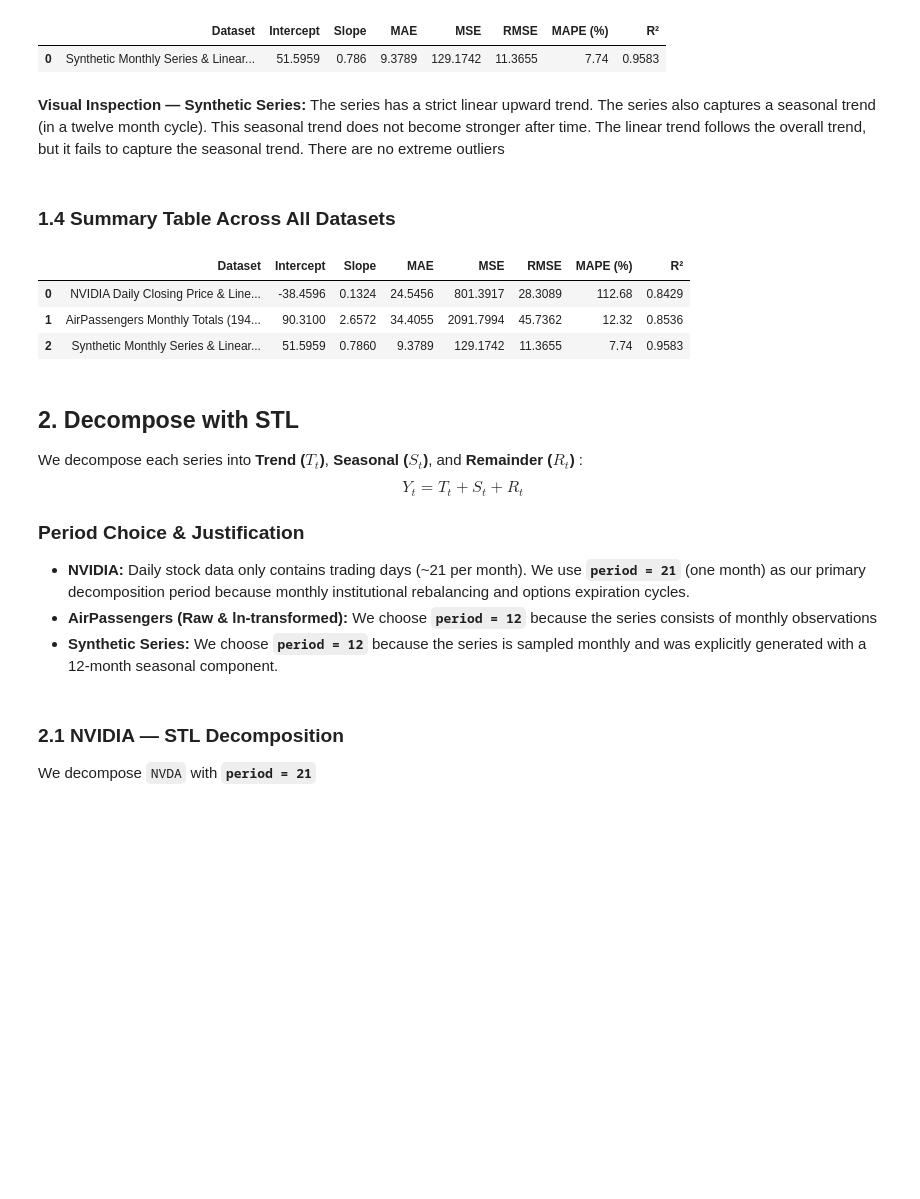
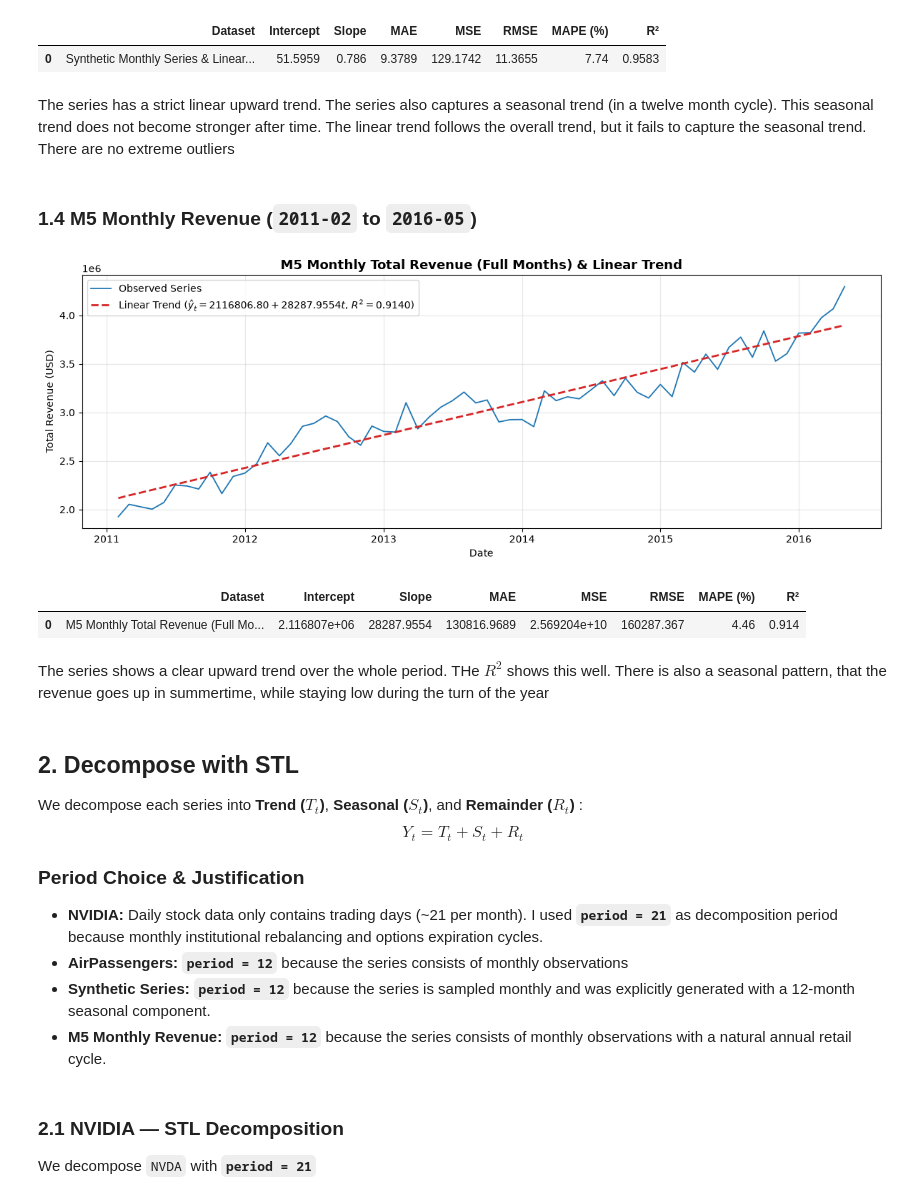
Before and after one commit to elias2304/notebooks, a Jupyter notebook: tis/hw2/hw2.ipynb, the cells around one changed output. Saved outputs shown, nothing was run; the diff lists cells and outputs as text; code cells hidden in the pictures; blank space fills up the shorter version.

```diff
--- a/tis/hw2/hw2.ipynb
+++ b/tis/hw2/hw2.ipynb
@@ -159,18 +165,22 @@ metrics_synth
 |  | Dataset | Intercept | Slope | MAE | MSE | RMSE | MAPE (%) | R² |
 | 0 | Synthetic Monthly Series & Linear... | 51.5959 | 0.786 | 9.3789 | 129.1742 | 11.3655 | 7.74 | 0.9583 |
 # %% [markdown]
-**Visual Inspection — Synthetic Series:**
 The series has a strict linear upward trend. The series also captures a seasonal trend (in a twelve month cycle). This seasonal trend does not become stronger after time. The linear trend follows the overall trend, but it fails to capture the seasonal trend. There are no extreme outliers
-# %% [markdown]
-### 1.4 Summary Table Across All Datasets
-# %%
-summary_metrics = pd.concat([metrics_nvda, metrics_air, metrics_synth], ignore_index=True)
-summary_metrics
-# %% [output]
-|  | Dataset | Intercept | Slope | MAE | MSE | RMSE | MAPE (%) | R² |
-| 0 | NVIDIA Daily Closing Price & Line... | -38.4596 | 0.1324 | 24.5456 | 801.3917 | 28.3089 | 112.68 | 0.8429 |
-| 1 | AirPassengers Monthly Totals (194... | 90.3100 | 2.6572 | 34.4055 | 2091.7994 | 45.7362 | 12.32 | 0.8536 |
-| 2 | Synthetic Monthly Series & Linear... | 51.5959 | 0.7860 | 9.3789 | 129.1742 | 11.3655 | 7.74 | 0.9583 |
+# %% [markdown]
+### 1.4 M5 Monthly Revenue (`2011-02` to `2016-05`)
+# %%
+metrics_m5 = fit_and_plot_linear_trend(
+    m5,
+    title="M5 Monthly Total Revenue (Full Months) & Linear Trend",
+    ylabel="Total Revenue (USD)"
+)
+metrics_m5
+# %% [output]
+[figure, added]
+|  | Dataset | Intercept | Slope | MAE | MSE | RMSE | MAPE (%) | R² |
+| 0 | M5 Monthly Total Revenue (Full Mo... | 2.116807e+06 | 28287.9554 | 130816.9689 | 2.569204e+10 | 160287.367 | 4.46 | 0.914 |
+# %% [markdown]
+The series shows a clear upward trend over the whole period. THe $R^2$ shows this well. There is also a seasonal pattern, that the revenue goes up in summertime, while staying low during the turn of the year
 # %% [markdown]
 ## 2. Decompose with STL
 
@@ -178,9 +188,10 @@ We decompose each series into **Trend ($T_t$)**, **Seasonal ($S_t$)**, and **Rem
 $$Y_t = T_t + S_t + R_t$$
 
 ### Period Choice & Justification
-- **NVIDIA:** Daily stock data only contains trading days (~21 per month). We use **`period = 21`** (one month) as our primary decomposition period because monthly institutional rebalancing and options expiration cycles.
-- **AirPassengers (Raw & ln-transformed):** We choose **`period = 12`** because the series consists of monthly observations
-- **Synthetic Series:** We choose **`period = 12`** because the series is sampled monthly and was explicitly generated with a 12-month seasonal component.
+- **NVIDIA:** Daily stock data only contains trading days (~21 per month). I used **`period = 21`** as decomposition period because monthly institutional rebalancing and options expiration cycles.
+- **AirPassengers:** **`period = 12`** because the series consists of monthly observations
+- **Synthetic Series:** **`period = 12`** because the series is sampled monthly and was explicitly generated with a 12-month seasonal component.
+- **M5 Monthly Revenue:** **`period = 12`** because the series consists of monthly observations with a natural annual retail cycle.
 # %%
 def compute_error_metrics(y_true: np.ndarray, y_pred: np.ndarray) -> dict:
     resid = y_true - y_pred
```
Also changed, not shown: parts of 19 cells of this notebook, 3 other files.
